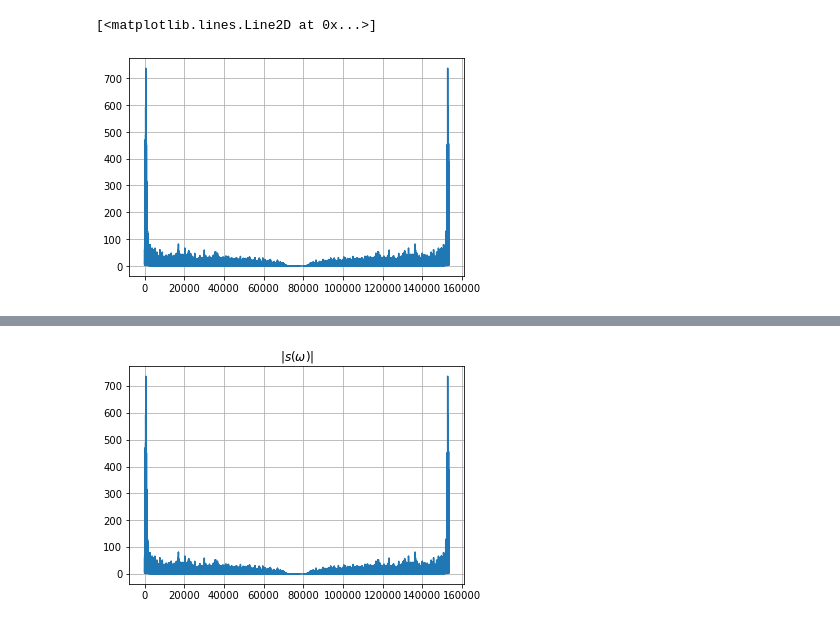
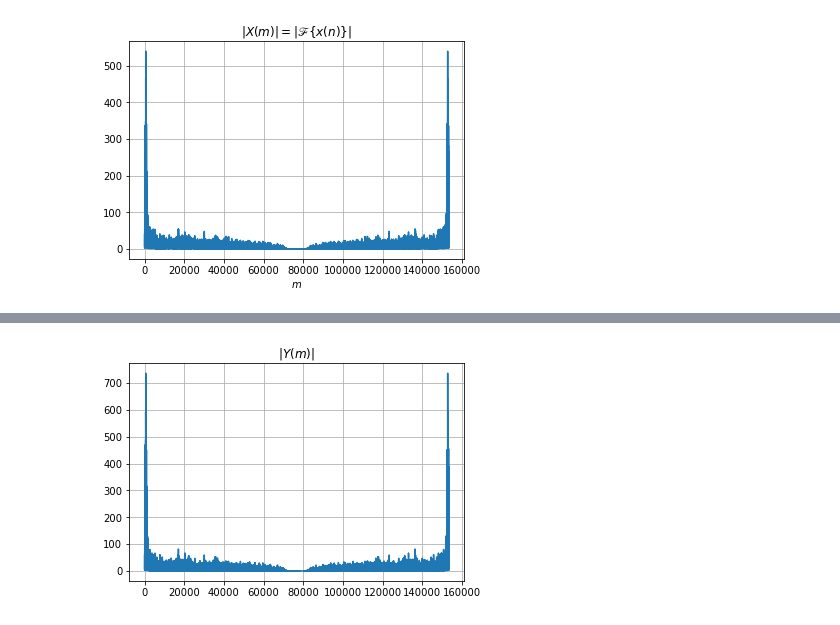
Before and after one commit to hrtlacek/audiolab, a Jupyter notebook: notebooks/LV/Liftering.ipynb, the cells around one changed output, grey strips where cells are left out. Saved outputs shown, nothing was run; the diff lists cells and outputs as text; code cells hidden in the pictures.

```diff
--- a/notebooks/LV/Liftering.ipynb
+++ b/notebooks/LV/Liftering.ipynb
@@ -40,8 +45,10 @@ plot(t,y)
 # %%
-spec = fft.fft(y)
+spec = fft.fft(x)
 mag_cep = fft.ifft(log(abs(spec)))
 # %%
 plot(abs(spec))
+title('$|X(m)| = |\mathscr{F}\{x(n)\}|$')
+xlabel('$m$')
+show()
 # %% [output]
-[<matplotlib.lines.Line2D at 0x...>]
-[figure, old version]
+[figure, new version]
```
Also changed, not shown: parts of 40 cells of this notebook.
